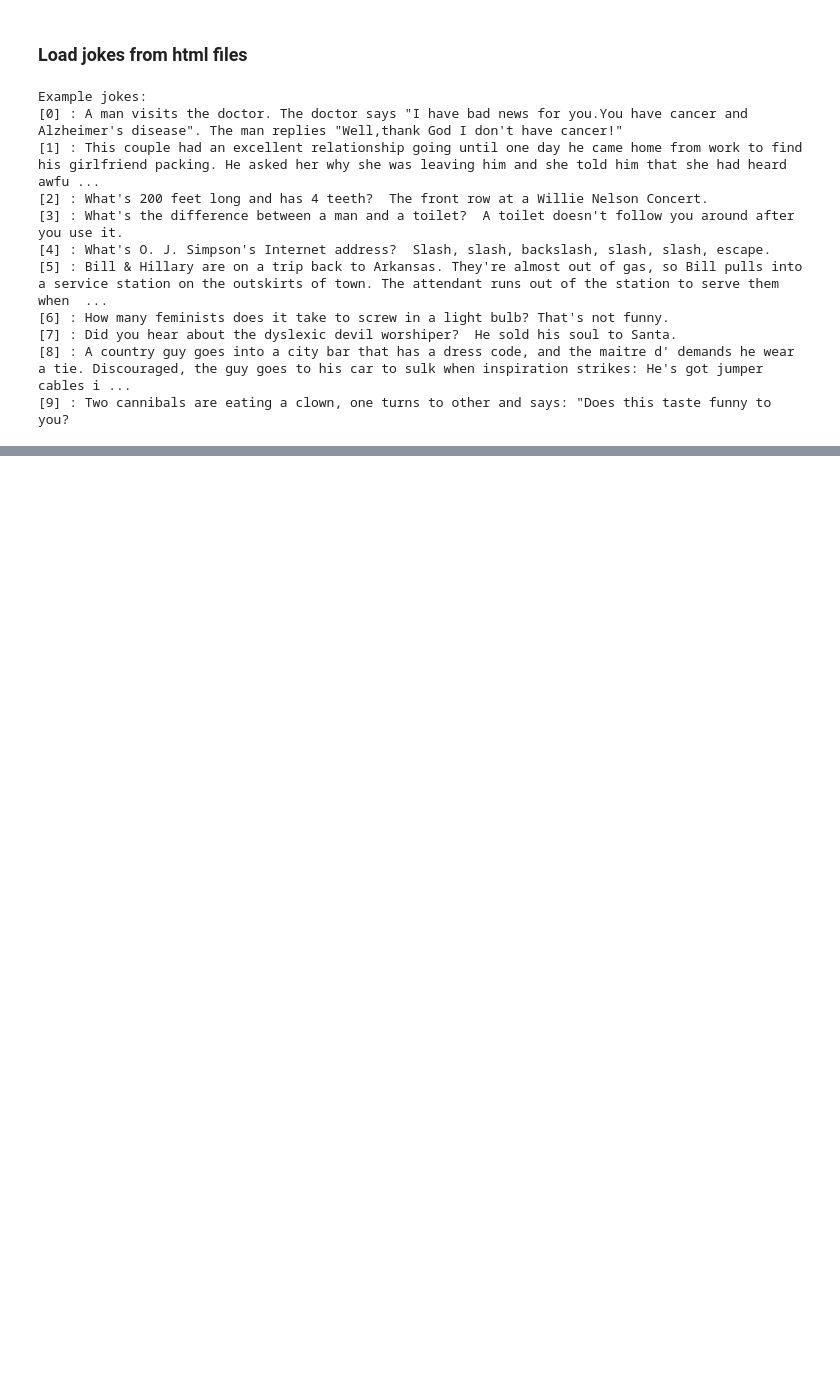
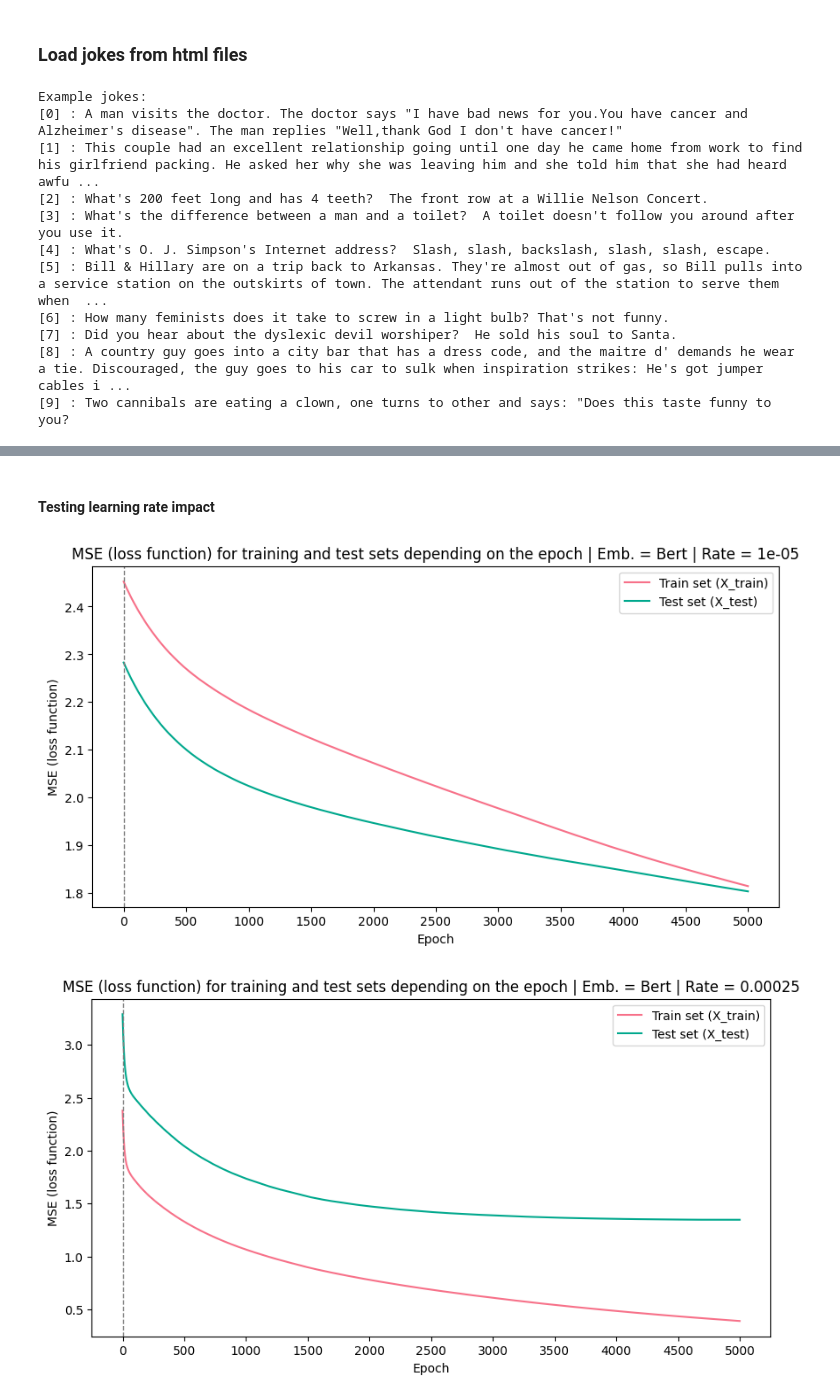
Before and after one commit to Krisenberg/AI_Lab, a Jupyter notebook: Lab_5_neural_network/src/mlp_regression.ipynb, the cells around one changed output, grey strips where cells are left out. Cells and saved outputs as stored; diff of their text form; code cells hidden in the pictures; blank space fills up the shorter version.

```diff
--- a/Lab_5_neural_network/src/mlp_regression.ipynb
+++ b/Lab_5_neural_network/src/mlp_regression.ipynb
@@ -117,0 +195,13 @@ Example jokes:
+# %% [markdown]
+#### Testing learning rate impact
+# %%
+rng = np.random.RandomState(42)
+learning_rates = [0.00001, 0.00025, 0.005, 0.01]
+
+for rate in learning_rates:
+    mlp = MLPRegressor(solver='sgd', alpha=0.0, learning_rate='constant', learning_rate_init=rate, random_state=rng, warm_start=True, max_iter=1)
+    X_train, X_test, Y_train, Y_test = train_test_split(X, Y, test_size=0.3, random_state=rng)
+    run_mlp_network_test(X_train, X_test, Y_train, Y_test, mlp, iterations=5000, chart_filename=f'bert_rate_{str(rate).replace('.', '_')}', embeddings='Bert', parameter=f'Rate = {rate}')
+# %% [output]
+[figure, added]
+[figure, added]
```
Also changed, not shown: parts of 25 cells of this notebook, 22 other files.
